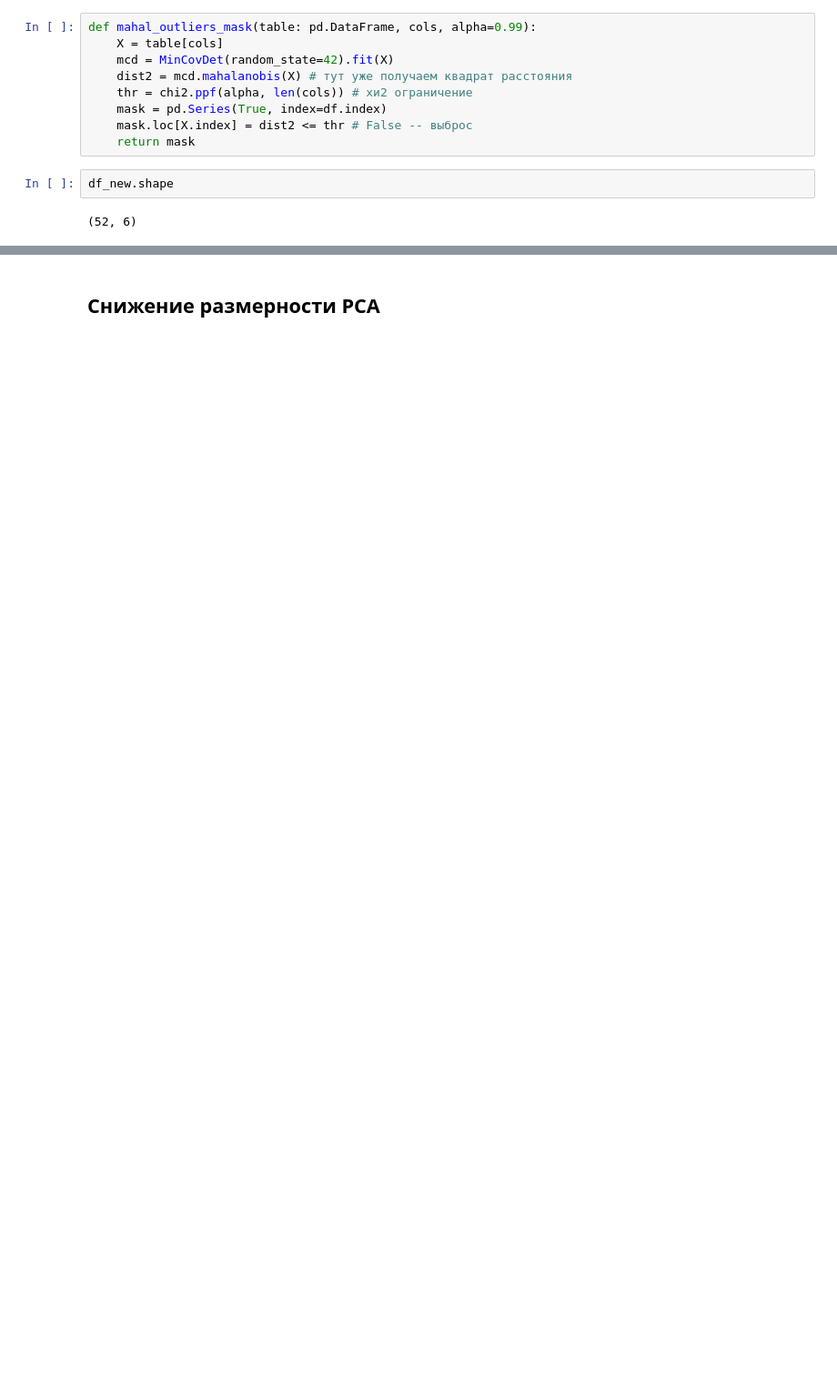
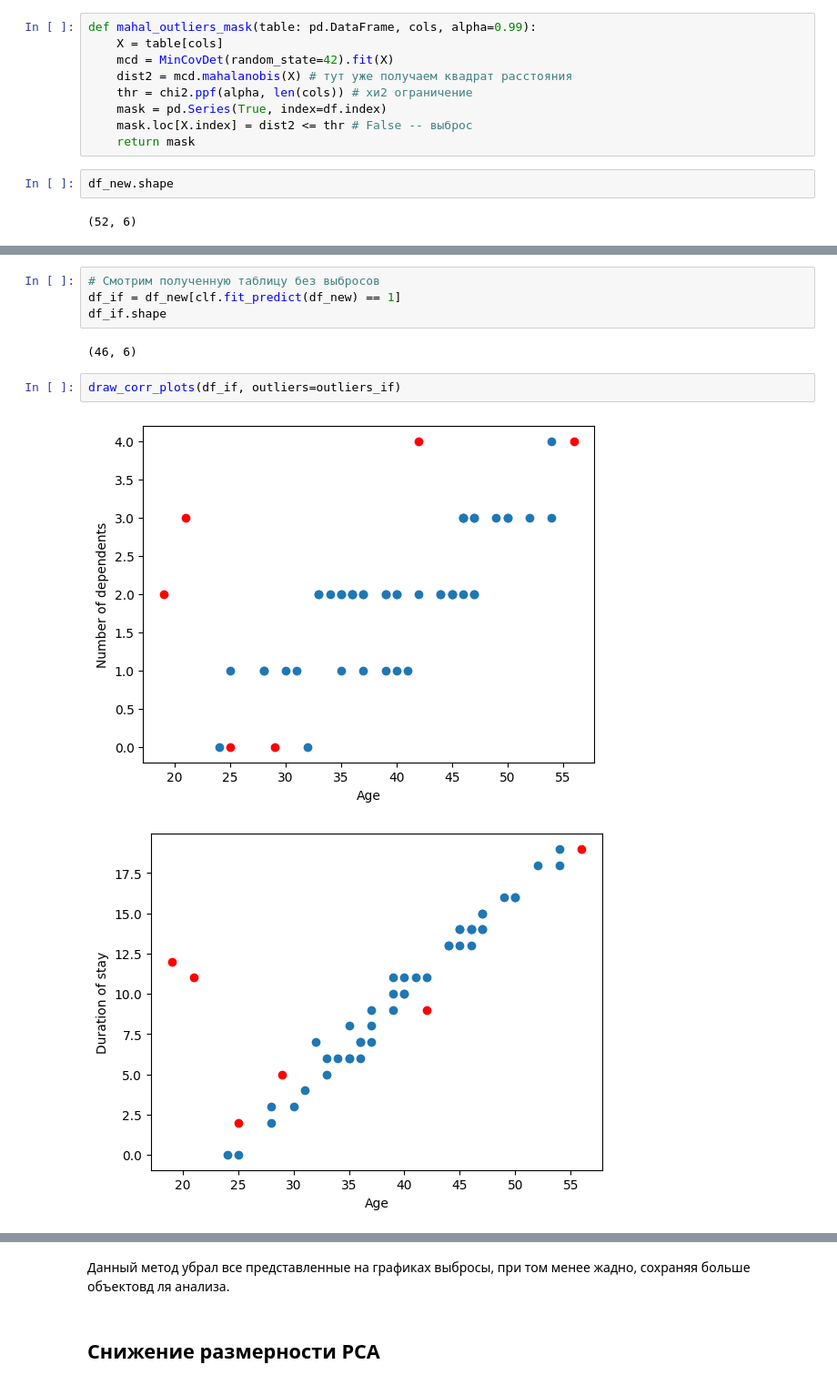
Before and after one commit to GrafVonTee/Kalyagin-Lab1, a Jupyter notebook: lab1.ipynb, the cells around one changed output, grey strips where cells are left out. Shown at 91% size. Drawn from its saved outputs; the diff is of its cells as text; blank space fills up the shorter version.

```diff
--- a/lab1.ipynb
+++ b/lab1.ipynb
@@ -238,0 +310,11 @@ draw_corr_plots(df_cleaned)
+# %%
+# Смотрим полученную таблицу без выбросов
+df_if = df_new[clf.fit_predict(df_new) == 1]
+df_if.shape
+# %% [output]
+(46, 6)
+# %%
+draw_corr_plots(df_if, outliers=outliers_if)
+# %% [output]
+[figure, added]
+[figure, added]
@@ -239,3 +327,5 @@ draw_corr_plots(df_cleaned)
+# %% [markdown]
+Данный метод убрал все представленные на графиках выбросы, при том менее жадно, сохраняя больше объектовд ля анализа.
 # %% [markdown]
 ## Снижение размерности PCA
 # %%
```
Also changed, not shown: parts of 31 cells of this notebook.
